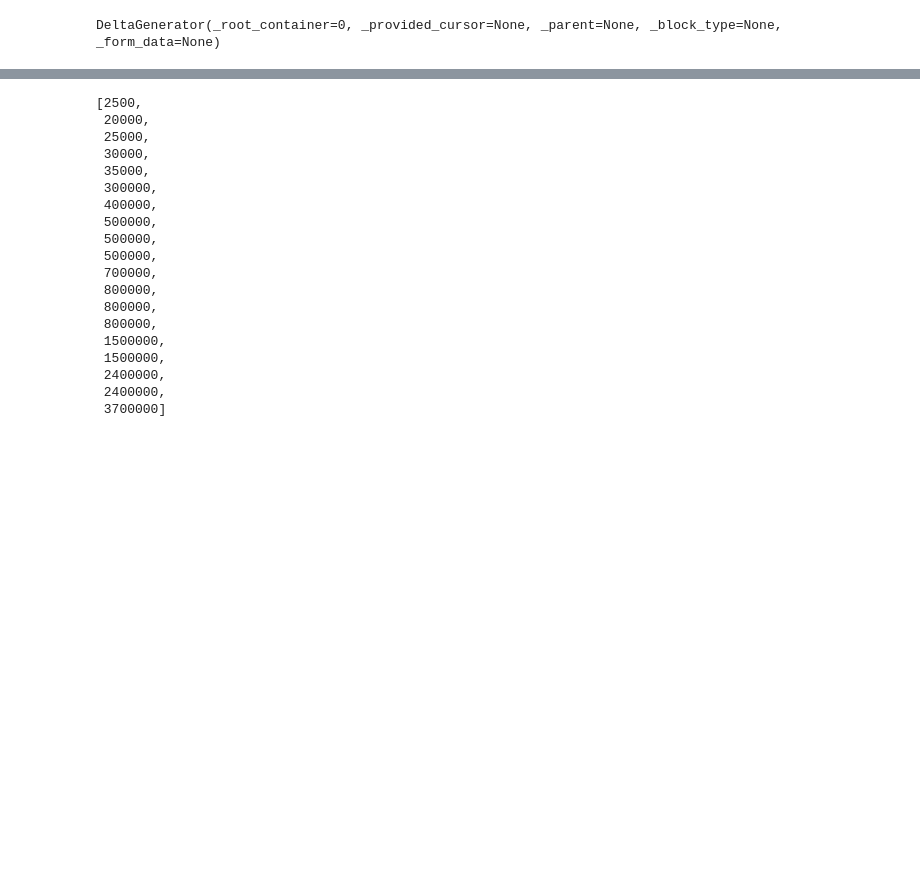
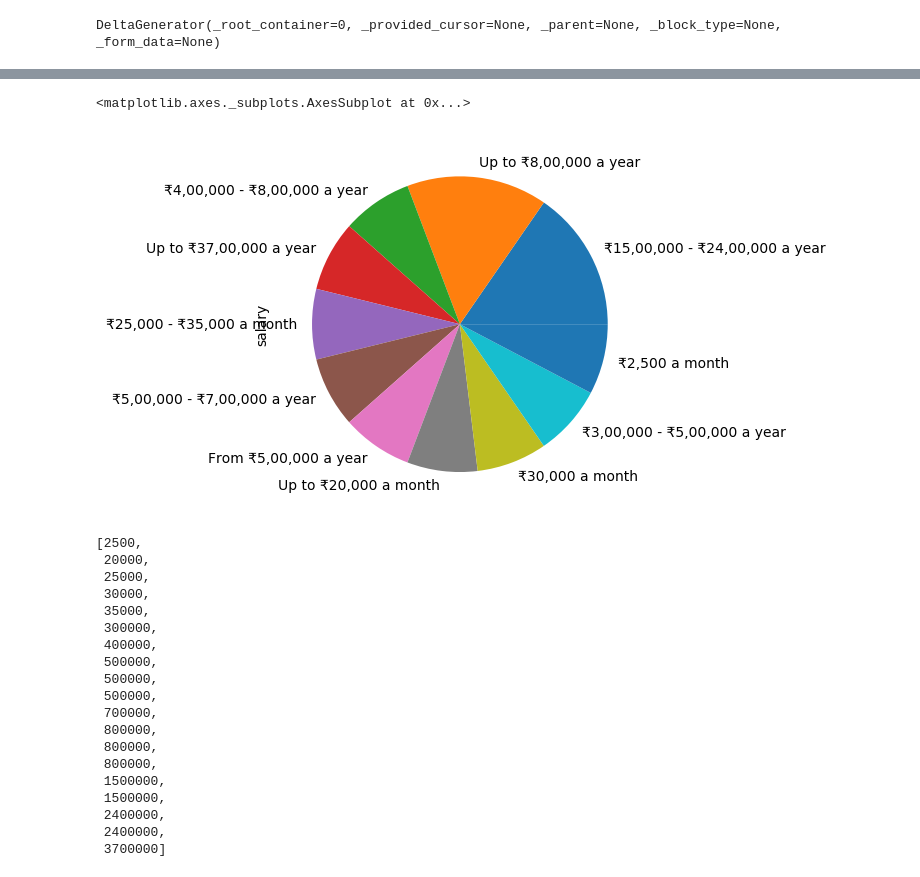
Before and after one commit to RakshitKhajuria/Job-Recomendation, a Jupyter notebook: notebook/exp.ipynb, the cells around one changed output, grey strips where cells are left out. Saved outputs shown, nothing was run; the diff lists cells and outputs as text; code cells hidden in the pictures; blank space fills up the shorter version.

```diff
--- a/notebook/exp.ipynb
+++ b/notebook/exp.ipynb
@@ -178,0 +254,4 @@ final_salary = df.copy()
+# %%
+monthly_salary_to_yearly = []
+for i in monthly_salary_range:
+    monthly_salary_to_yearly.append(i*12)
@@ -178,0 +266,8 @@ final_salary = df.copy()
+# %%
+yearly_salary_range = []
+for i in y:
+    x = re.findall('[0-9,]+', str(i))
+    for j in x:
+        yearly_salary_range.append(int(j.replace(",",'')))
+        yearly_salary_range = [i for i in yearly_salary_range if i != 0]
+        yearly_salary_range = sorted(yearly_salary_range)
@@ -178,0 +299,22 @@ final_salary = df.copy()
+# %%
+def salary_converter(list_conv):
+    salary_range = []
+    for i in list_conv:
+        x = re.findall('[0-9,]+', str(i))
+        for j in x:
+            salary_range.append(int(j.replace(",",'')))
+            salary_range = [i for i in salary_range if i != 0]
+            salary_range = sorted(salary_range)
+    return salary_range
+
+
+
+def get_monthly_yearly_salary(col):
+        y=[]
+        m=[]
+        for i in col:
+            if i.endswith('year'):
+                y.append(i)
+            else:
+                m.append(i)
+        return y,m
@@ -178,0 +323,9 @@ final_salary = df.copy()
+# %%
+final_salary = df.copy()
+col=final_salary["salary"].dropna().to_list()
+y,m=get_monthly_yearly_salary(col)
+early_salary_range=salary_converter(y)
+monthly_salary_to_yearly=salary_converter(m)
+final_salary=yearly_salary_range+monthly_salary_to_yearly
+salary_df=pd.DataFrame(final_salary,columns=['Salary Range'])
+sal_count = salary_df['Salary Range'].count()
@@ -179,3 +364,8 @@ final_salary = df.copy()
+# %%
+final_salary["salary"].dropna().value_counts().plot(kind="pie")
+# %% [output]
+<matplotlib.axes._subplots.AxesSubplot at 0x...>
+[figure, added]
 # %%
 import re
 # %%
```
Also changed, not shown: parts of 20 cells of this notebook, 31 other files.
